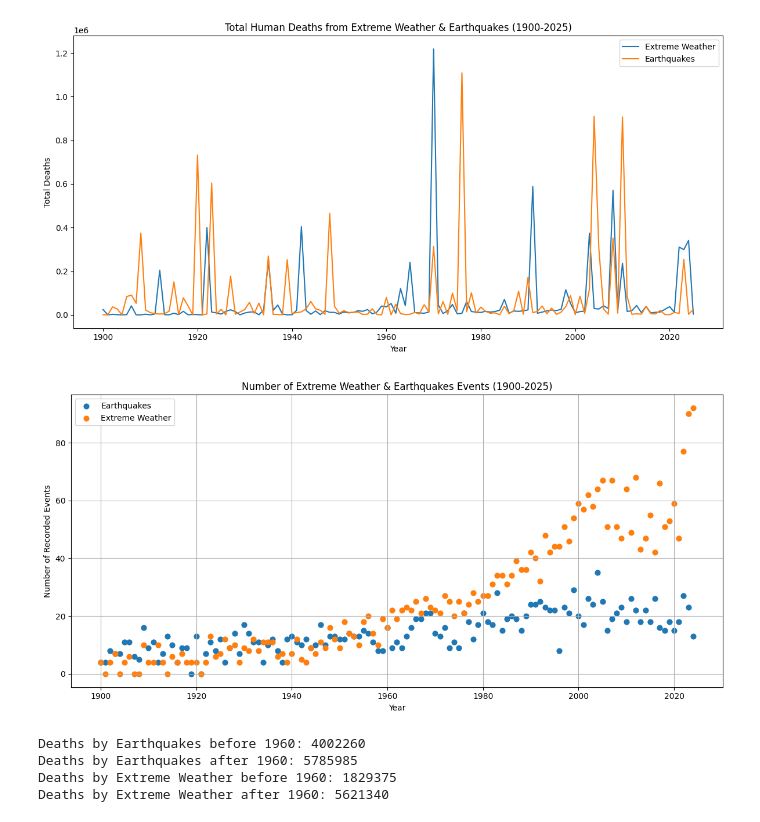
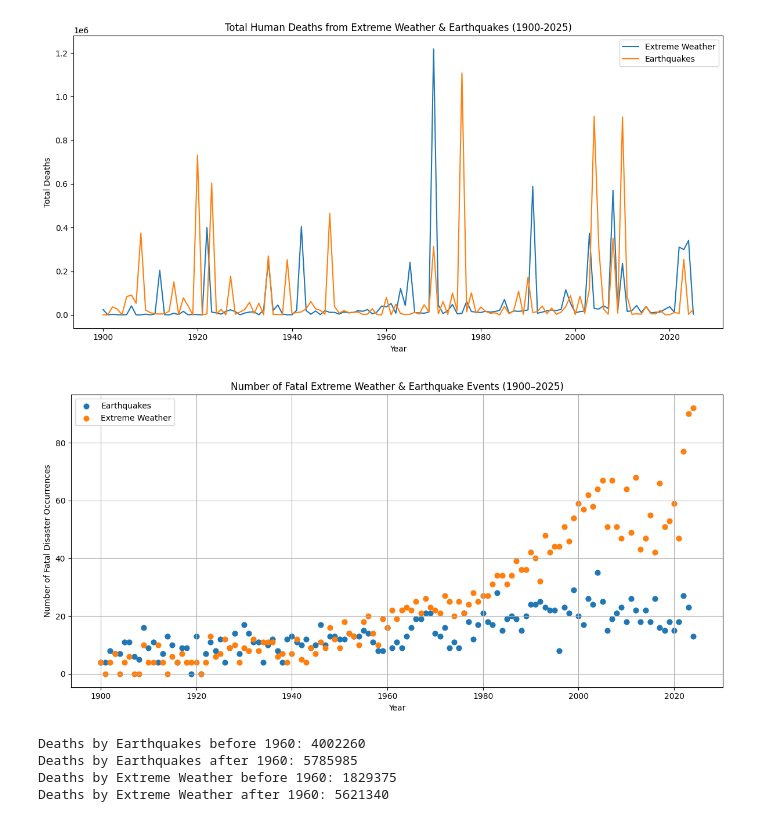
Before and after one commit to Maria-Kolouchova/natural-disasters-analysis, a Jupyter notebook: NaturalDisasterImpacts.ipynb, the cells around one changed output. Cells and saved outputs as stored; diff of their text form; code cells hidden in the pictures.

```diff
--- a/NaturalDisasterImpacts.ipynb
+++ b/NaturalDisasterImpacts.ipynb
@@ -367,18 +316,18 @@ plt.close()
 # %%
 # Scatter plot - events
 plt.figure(figsize=(12, 6))
 plt.scatter(df_year_counts.index, df_year_counts['Earthquakes'], label='Earthquakes', s=40)
 plt.scatter(df_year_counts.index, df_year_counts['Extreme Weather'], label='Extreme Weather', s=40)
 plt.xlabel('Year')
-plt.ylabel('Number of Recorded Events')
-plt.title('Number of Extreme Weather & Earthquakes Events (1900-2025)')
+plt.ylabel('Number of Fatal Disaster Occurrences')
+plt.title('Number of Fatal Extreme Weather & Earthquake Events (1900–2025)')
 plt.legend()
 plt.tight_layout()
 plt.grid(True)
 plt.show()
 plt.close()
 # %% [output]
-[figure, old version]
+[figure, new version]
 # %%
 deaths_earthq_before_1960 = df_copy[df_copy['Year'] < 1960]['Earthquakes'].sum()
 deaths_earthq_after_1960 = df_copy[df_copy['Year'] >= 1960]['Earthquakes'].sum()
```
Also changed, not shown: parts of 22 cells of this notebook.
